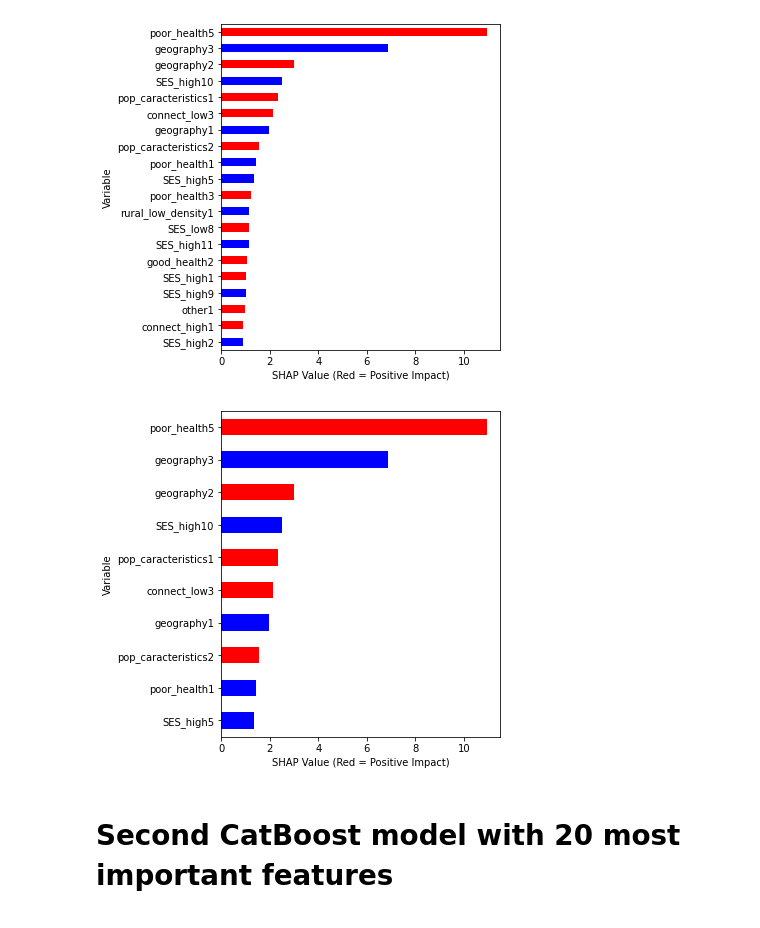
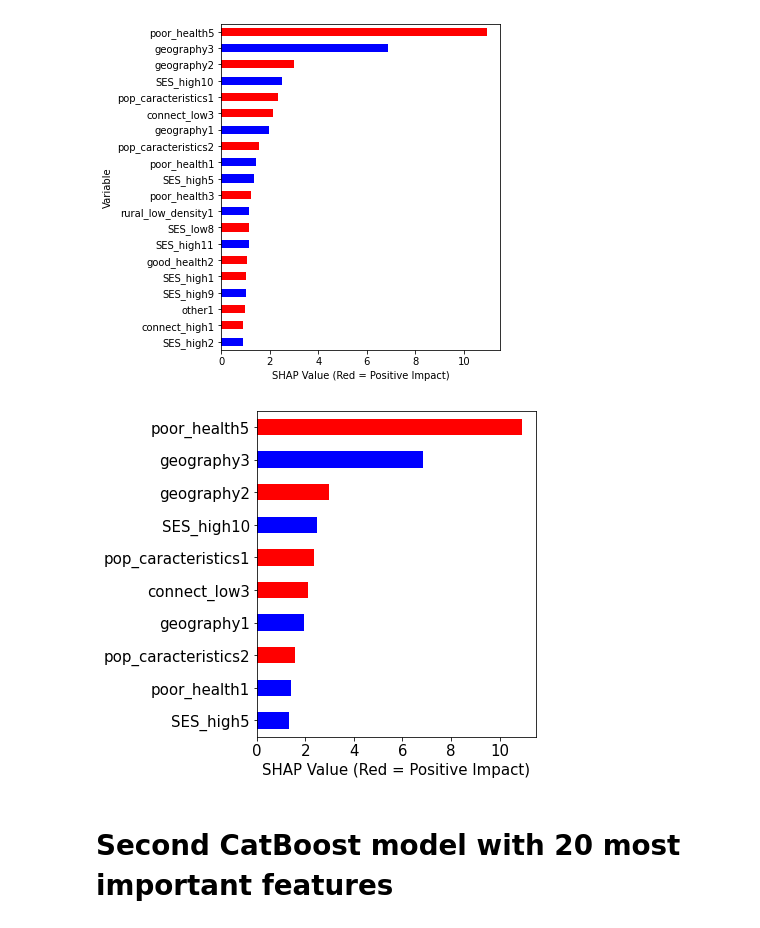
Before and after one commit to data-cr/covid19, a Jupyter notebook: catboost_period2_newnames.ipynb, the cells around one changed output. Drawn from its saved outputs; the diff is of its cells as text; code cells hidden in the pictures.

```diff
--- a/catboost_period2_newnames.ipynb
+++ b/catboost_period2_newnames.ipynb
@@ -129,34 +129,35 @@ invalid value encountered in true_divide
 # %%
 def ABS_SHAP_10(df_shap,df):
     # Make a copy of the input data
     shap_v = pd.DataFrame(df_shap)
     feature_list = df.columns
     shap_v.columns = feature_list
     df_v = df.copy().reset_index().drop('index',axis=1)
 
     # Determine the correlation in order to plot with different colors
     corr_list = list()
     for i in feature_list:
         b = np.corrcoef(shap_v[i],df_v[i])[1][0]
         corr_list.append(b)
     corr_df = pd.concat([pd.Series(feature_list),pd.Series(corr_list)],axis=1).fillna(0)
     # Make a data frame. Column 1 is the feature, and Column 2 is the correlation coefficient
     corr_df.columns  = ['Variable','Corr']
     corr_df['Sign'] = np.where(corr_df['Corr']>0,'red','blue')
 
     # Plot it
     shap_abs = np.abs(shap_v)
     k=pd.DataFrame(shap_abs.mean()).reset_index()
     k.columns = ['Variable','SHAP_abs']
     k2 = k.merge(corr_df,left_on = 'Variable',right_on='Variable',how='inner')
     k2 = k2.sort_values(by='SHAP_abs',ascending = True)[-10::]
     colorlist = k2['Sign']
-    ax = k2.plot.barh(x='Variable',y='SHAP_abs',color = colorlist, figsize=(5,6),legend=False)
-    ax.set_xlabel("SHAP Value (Red = Positive Impact)")
+    ax = k2.plot.barh(x='Variable',y='SHAP_abs',color = colorlist, figsize=(5,6),legend=False, fontsize=15)
+    ax.set_xlabel("SHAP Value (Red = Positive Impact)", fontsize=15)
+    ax.set_ylabel("", fontsize=15)
 
 ABS_SHAP_10(shap_values_cb,X)
 # %% [output]
-[figure, old version]
+[figure, new version]
 # %% [markdown]
 # Second CatBoost model with 20 most important features
 # %%
```
Also changed, not shown: parts of 1 cell of this notebook, 4 other files.
